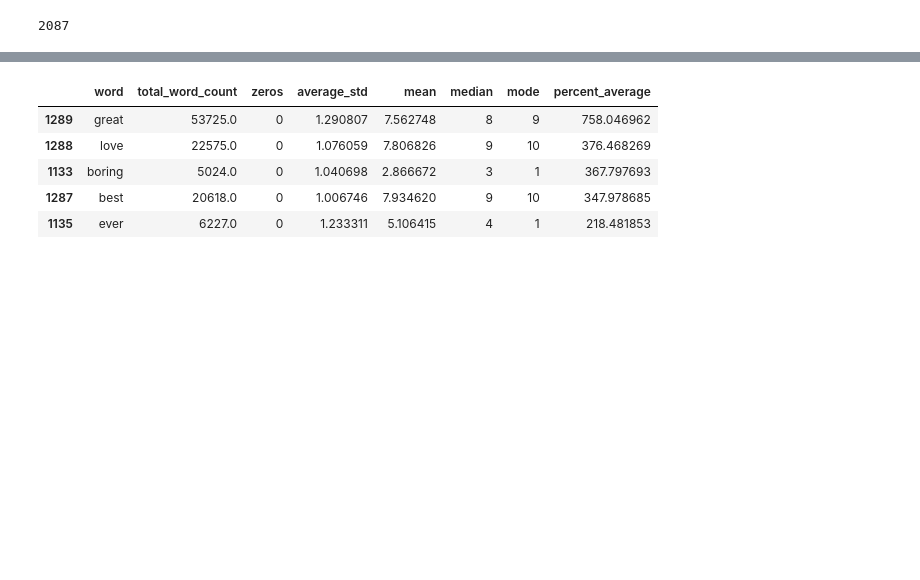
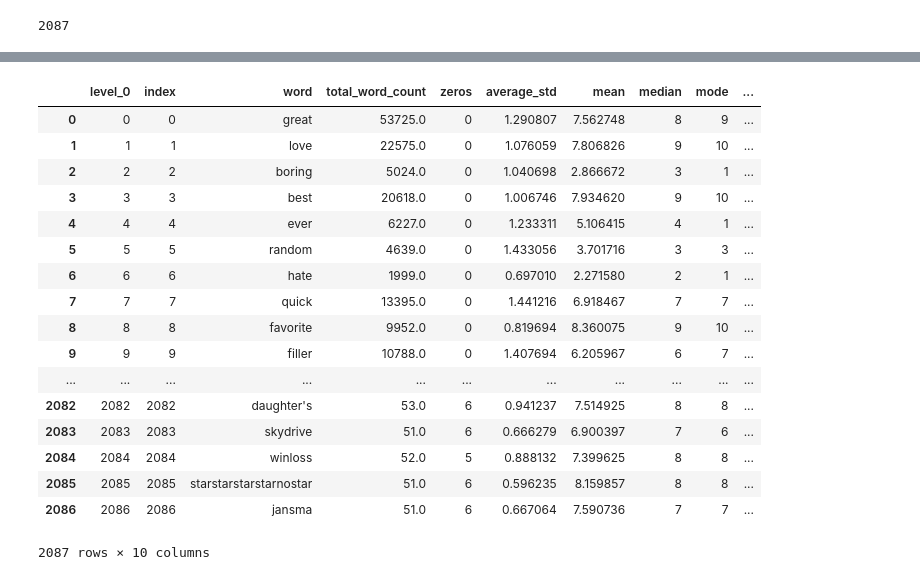
Before and after one commit to matthewgiem/boardgame_sentiment_analysis, a Jupyter notebook: Thursdays Work.ipynb, the cells around one changed output, grey strips where cells are left out. Saved outputs shown, nothing was run; the diff lists cells and outputs as text; code cells hidden in the pictures; blank space fills up the shorter version.

```diff
--- a/Thursdays Work.ipynb
+++ b/Thursdays Work.ipynb
@@ -158,0 +163,4 @@ len(df)
+# %%
+df = df.reset_index(drop=True)
+# %%
+df = df.reset_index()
@@ -159,9 +232,21 @@ len(df)
 # %%
-df.head()
+df
 # %% [output]
-|  | word | total_word_count | zeros | average_std | mean | median | mode | percent_average |
-| 1289 | great | 53725.0 | 0 | 1.290807 | 7.562748 | 8 | 9 | 758.046962 |
-| 1288 | love | 22575.0 | 0 | 1.076059 | 7.806826 | 9 | 10 | 376.468269 |
-| 1133 | boring | 5024.0 | 0 | 1.040698 | 2.866672 | 3 | 1 | 367.797693 |
-| 1287 | best | 20618.0 | 0 | 1.006746 | 7.934620 | 9 | 10 | 347.978685 |
-| 1135 | ever | 6227.0 | 0 | 1.233311 | 5.106415 | 4 | 1 | 218.481853 |
+|  | level_0 | index | word | total_word_count | zeros | average_std | mean | median | mode | ... |
+| 0 | 0 | 0 | great | 53725.0 | 0 | 1.290807 | 7.562748 | 8 | 9 | ... |
+| 1 | 1 | 1 | love | 22575.0 | 0 | 1.076059 | 7.806826 | 9 | 10 | ... |
+| 2 | 2 | 2 | boring | 5024.0 | 0 | 1.040698 | 2.866672 | 3 | 1 | ... |
+| 3 | 3 | 3 | best | 20618.0 | 0 | 1.006746 | 7.934620 | 9 | 10 | ... |
+| 4 | 4 | 4 | ever | 6227.0 | 0 | 1.233311 | 5.106415 | 4 | 1 | ... |
+| 5 | 5 | 5 | random | 4639.0 | 0 | 1.433056 | 3.701716 | 3 | 3 | ... |
+| 6 | 6 | 6 | hate | 1999.0 | 0 | 0.697010 | 2.271580 | 2 | 1 | ... |
+| 7 | 7 | 7 | quick | 13395.0 | 0 | 1.441216 | 6.918467 | 7 | 7 | ... |
+| 8 | 8 | 8 | favorite | 9952.0 | 0 | 0.819694 | 8.360075 | 9 | 10 | ... |
+| 9 | 9 | 9 | filler | 10788.0 | 0 | 1.407694 | 6.205967 | 6 | 7 | ... |
+| ... | ... | ... | ... | ... | ... | ... | ... | ... | ... | ... |
+| 2082 | 2082 | 2082 | daughter's | 53.0 | 6 | 0.941237 | 7.514925 | 8 | 8 | ... |
+| 2083 | 2083 | 2083 | skydrive | 51.0 | 6 | 0.666279 | 6.900397 | 7 | 6 | ... |
+| 2084 | 2084 | 2084 | winloss | 52.0 | 5 | 0.888132 | 7.399625 | 8 | 8 | ... |
+| 2085 | 2085 | 2085 | starstarstarstarnostar | 51.0 | 6 | 0.596235 | 8.159857 | 8 | 8 | ... |
+| 2086 | 2086 | 2086 | jansma | 51.0 | 6 | 0.667064 | 7.590736 | 7 | 7 | ... |
+2087 rows × 10 columns
```
Also changed, not shown: parts of 9 cells of this notebook.
